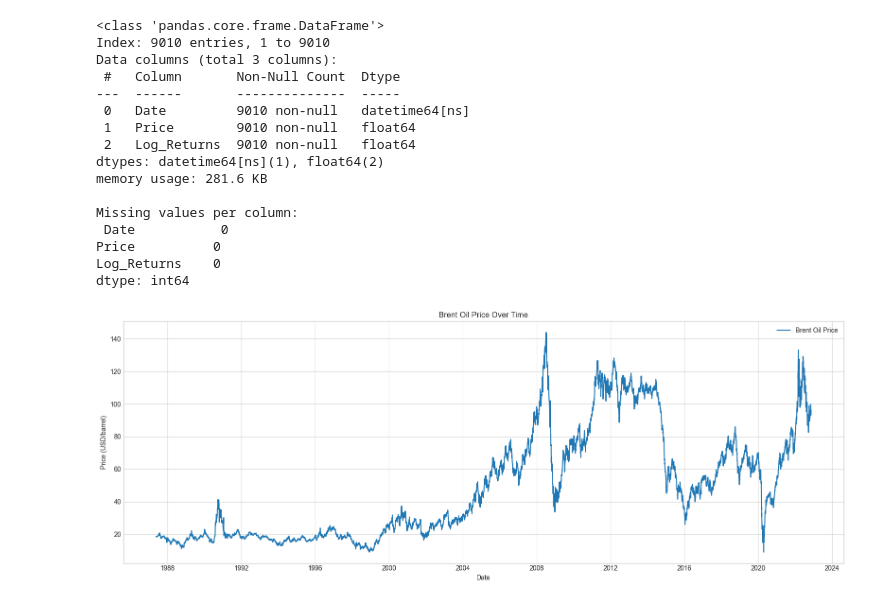
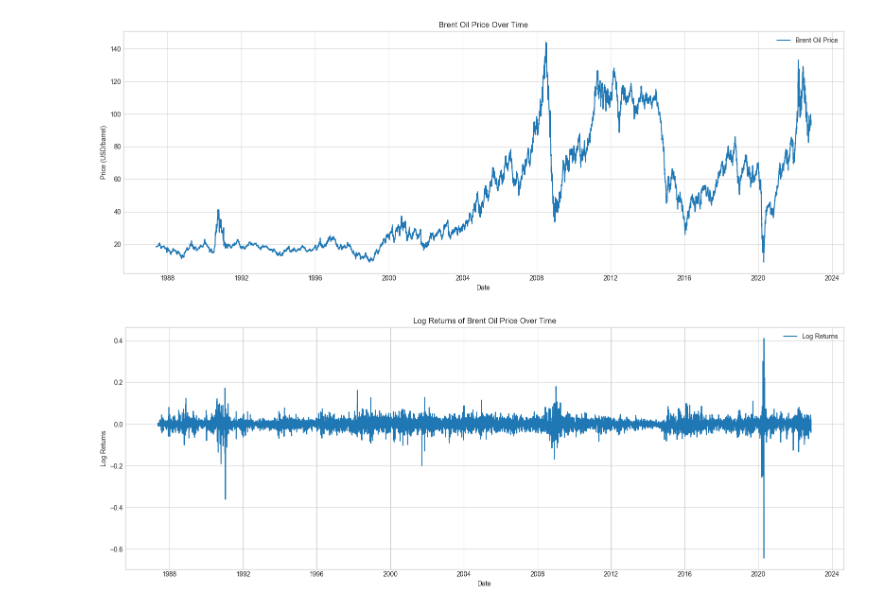
Before and after one commit to OliyadM/brent-oil-price-modeling, a Jupyter notebook: notebooks/01_explore_brent_data.ipynb, the cells around one changed output. Drawn from its saved outputs; the diff is of its cells as text; code cells hidden in the pictures.

Commit message:
Added second EDA code for event analysis and price trends

```diff
--- a/notebooks/01_explore_brent_data.ipynb
+++ b/notebooks/01_explore_brent_data.ipynb
@@ -1,9 +1,9 @@
 # %%
+# Import necessary libraries
 import pandas as pd
 import matplotlib.pyplot as plt
 import seaborn as sns
 import numpy as np
-
-# Plotting style
-plt.style.use("seaborn-v0_8-whitegrid")
+from statsmodels.tsa.stattools import adfuller
+from statsmodels.tsa.seasonal import seasonal_decompose
 # %%
@@ -36,34 +50,28 @@ df['Date'].min(), df['Date'].max()
 # %%
-# Check basic info and missing values
-df.info()
-print("\nMissing values per column:\n", df.isnull().sum())
+# Plotting the raw price data to check for trends and volatility
+plt.figure(figsize=(16, 6))
+plt.plot(df['Date'], df['Price'], label="Brent Oil Price")
+plt.title("Brent Oil Price Over Time")
+plt.xlabel("Date")
+plt.ylabel("Price (USD/barrel)")
+plt.legend()
+plt.tight_layout()
+plt.show()
 # %% [output]
-<class 'pandas.core.frame.DataFrame'>
-Index: 9010 entries, 1 to 9010
-Data columns (total 3 columns):
- #   Column       Non-Null Count  Dtype
----  ------       --------------  -----
- 0   Date         9010 non-null   datetime64[ns]
- 1   Price        9010 non-null   float64
- 2   Log_Returns  9010 non-null   float64
-dtypes: datetime64[ns](1), float64(2)
-memory usage: 281.6 KB
-
-Missing values per column:
- Date           0
-Price          0
-Log_Returns    0
-dtype: int64
+[figure, added]
 # %%
-# Plot price over time
+# Calculate log returns (price differences) for stationarity
+df['Log_Returns'] = np.log(df['Price'] / df['Price'].shift(1))
+
+# Plot log returns to observe volatility clustering
 plt.figure(figsize=(16, 6))
-plt.plot(df['Date'], df['Price'], label="Brent Oil Price")
-plt.title("Brent Oil Price Over Time")
+plt.plot(df['Date'], df['Log_Returns'], label="Log Returns")
+plt.title("Log Returns of Brent Oil Price Over Time")
 plt.xlabel("Date")
-plt.ylabel("Price (USD/barrel)")
+plt.ylabel("Log Returns")
 plt.legend()
 plt.tight_layout()
 plt.show()
 # %% [output]
-[figure, old version]
+[figure, new version]
 # %%
```
Also changed, not shown: parts of 14 cells of this notebook, 1 other file.
